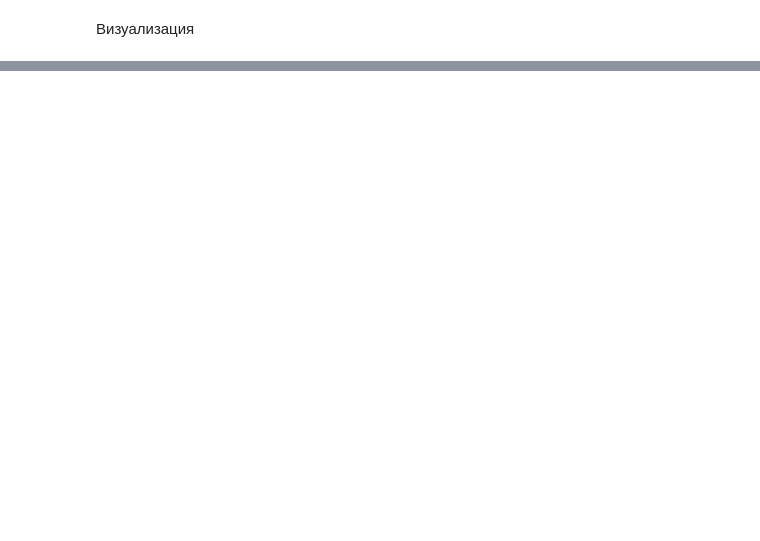
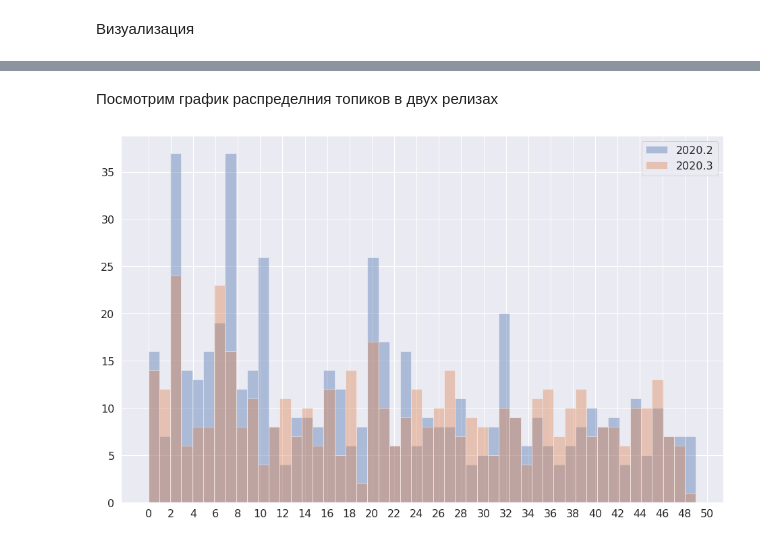
Before and after one commit to YUMVOLKOVA/HW_Topic-Modeling, a Jupyter notebook: Topic_Modeling.ipynb, the cells around one changed output, grey strips where cells are left out. Cells and saved outputs as stored; diff of their text form; code cells hidden in the pictures; blank space fills up the shorter version.

```diff
--- a/Topic_Modeling.ipynb
+++ b/Topic_Modeling.ipynb
@@ -292,0 +324,5 @@ topic
+# %%
+df_2020_3 = df.copy()
+for i in tq.tqdm(range(len(df_2020_3['Affected versions']))):
+  if df_2020_3.loc[(i, 'Affected versions')] != ['2020.3']:
+    df_2020_3 = df_2020_3.drop(i)
@@ -292,0 +345,14 @@ topic
+# %%
+list_summary = df_2020_3['cleaned_summary'].tolist()
+final_out = []
+for text in tq.tqdm(list_summary):
+  preprocess_text = simple_preprocess(str(text), deacc=True)
+  tmp = []
+  for word in preprocess_text:
+    if word not in stop_words:
+      tmp.append(word)
+  final_out.append(tmp)
+# dict_w_id = Dictionary(final_out)
+d2bow_3 = [dict_w_id.doc2bow(text) for text in final_out]
+topic_2020_3 = lda_model.get_document_topics(d2bow_3)
+topic_2020_3
@@ -292,0 +438,16 @@ topic
+# %% [markdown]
+Посмотрим график распределния топиков в двух релизах
+# %%
+def collect_topics(topic_2020_n):
+    topics = []
+    for topic in topic_2020_n:
+        if not topic:
+            continue
+        probas = []
+        for x in topic:
+            probas.append(x[1])
+        topics.append(topic[numpy.argmax(probas)][0])
+    return topics
+# %%
+t_2 = collect_topics(topic_2020_2)
+t_3 = collect_topics(topic_2020_3)
@@ -292,0 +457,12 @@ topic
+# %%
+fig, ax = plt.subplots()
+i = 2
+for a in [t_2, t_3]:
+    sns.distplot(a, bins=50, ax=ax, kde=False, label=f'2020.{i}')
+    i += 1
+# ax.set_xlim([0, 50])
+ax.set_xticks(range(0, 51, 2))
+ax.legend()
+plt.show()
+# %% [output]
+[figure, added]
```
Also changed, not shown: parts of 40 cells of this notebook.
